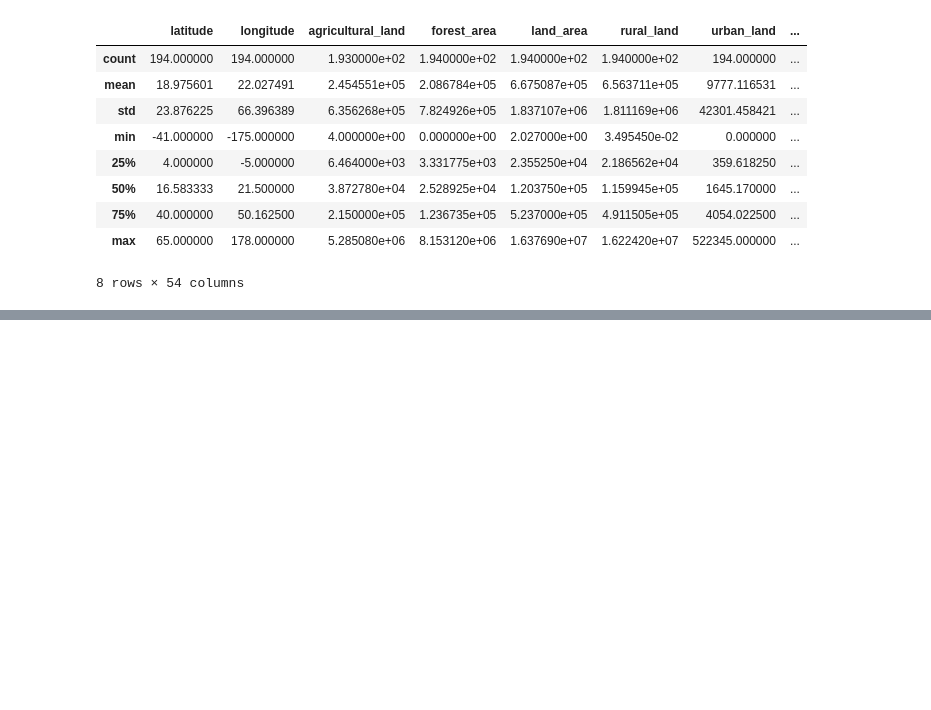
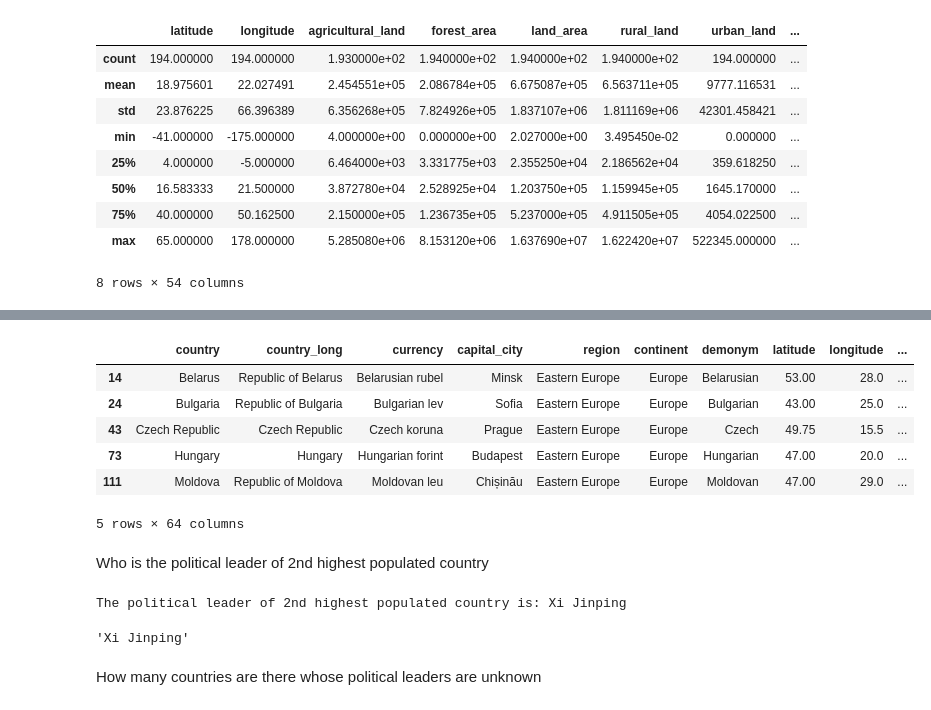
Before and after one commit to praful011-nep/ML-Playground, a Jupyter notebook: Pandas/Countries.ipynb, the cells around one changed output, grey strips where cells are left out. Cells and saved outputs as stored; diff of their text form; code cells hidden in the pictures; blank space fills up the shorter version.

```diff
--- a/Pandas/Countries.ipynb
+++ b/Pandas/Countries.ipynb
@@ -52,0 +141,12 @@ df.describe()
+# %%
+df[df["region"] == "Eastern Europe"].head()
+# %% [output]
+|  | country | country_long | currency | capital_city | region | continent | demonym | latitude | longitude | ... |
+| 14 | Belarus | Republic of Belarus | Belarusian rubel | Minsk | Eastern Europe | Europe | Belarusian | 53.00 | 28.0 | ... |
+| 24 | Bulgaria | Republic of Bulgaria | Bulgarian lev | Sofia | Eastern Europe | Europe | Bulgarian | 43.00 | 25.0 | ... |
+| 43 | Czech Republic | Czech Republic | Czech koruna | Prague | Eastern Europe | Europe | Czech | 49.75 | 15.5 | ... |
+| 73 | Hungary | Hungary | Hungarian forint | Budapest | Eastern Europe | Europe | Hungarian | 47.00 | 20.0 | ... |
+| 111 | Moldova | Republic of Moldova | Moldovan leu | Chișinău | Eastern Europe | Europe | Moldovan | 47.00 | 29.0 | ... |
+5 rows × 64 columns
+# %% [markdown]
+Who is the political leader of 2nd highest populated country
@@ -52,0 +155,10 @@ df.describe()
+# %%
+print(f"The political leader of 2nd highest populated country is: {population.iloc[1]["political_leader"]}")
+# %% [output]
+The political leader of 2nd highest populated country is: Xi Jinping
+# %%
+df.nlargest(2,"population").iloc[1]["political_leader"]
+# %% [output]
+'Xi Jinping'
+# %% [markdown]
+How many countries are there whose political leaders are unknown
```
Also changed, not shown: parts of 16 cells of this notebook.
